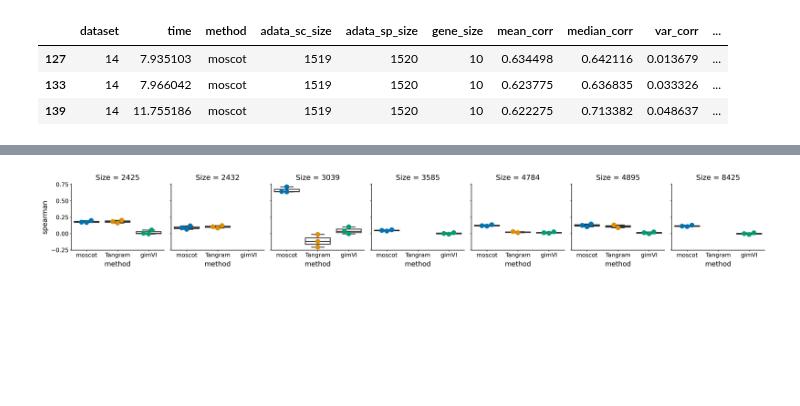
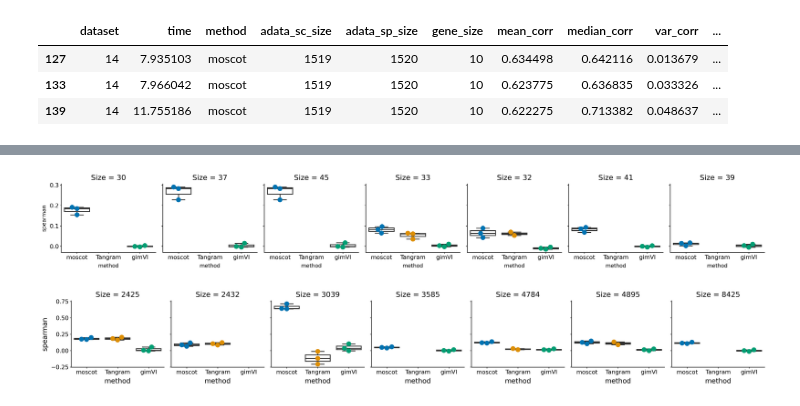
Before and after one commit to theislab/moscot_benchmarks, a Jupyter notebook: experiments/space/mapping/method_benchmark/seml_results.ipynb, the cells around one changed output, grey strips where cells are left out. Drawn from its saved outputs; the diff is of its cells as text; code cells hidden in the pictures; blank space fills up the shorter version.

```diff
--- a/experiments/space/mapping/method_benchmark/seml_results.ipynb
+++ b/experiments/space/mapping/method_benchmark/seml_results.ipynb
@@ -170,3 +186,42 @@ array([ 1,  3, 14, 20, 21, 22, 26, 30, 32, 33, 37, 39, 41, 45])
+# %%
+mplscience.set_style()
+mpl.rcParams["figure.dpi"] = 300
+mpl.rcParams["figure.figsize"] = (3, 3)
+cond = plot_df.dataset > 29
+
+# sc.set_figure_params(figsize=(3, 3), dpi=100)
+# fig, axs = plt.subplots(1, 1, figsize=(4, 3), dpi=200)
+
+
+def fixed_boxplot(x, y, *args, label=None, **kwargs):
+    sns.boxplot(
+        x=x,
+        y=y,
+        hue=x,
+        palette="colorblind",
+        boxprops={"facecolor": "None"},
+        dodge=False,
+        *args,
+        **kwargs,
+        labels=[label],
+    )
+    g = sns.swarmplot(
+        x=x, y=y, hue=x, palette="colorblind", size=10, dodge=False, *args, **kwargs
+    )
+
+
+g = sns.FacetGrid(plot_df[cond], col="dataset")
+g.map(
+    fixed_boxplot,
+    "method",
+    "median_corr",
+)
+axes = g.axes.flatten()
+for ax, siz in zip(axes, plot_df[cond]["dataset"].unique()):
+    ax.set_title(f"Size = {siz}")
+    ax.set_ylabel("spearman")
+# %% [output]
+[figure, added]
 # %%
 mplscience.set_style()
 mpl.rcParams["figure.dpi"] = 300
```
Also changed, not shown: parts of 2 cells of this notebook, 3 other files.
